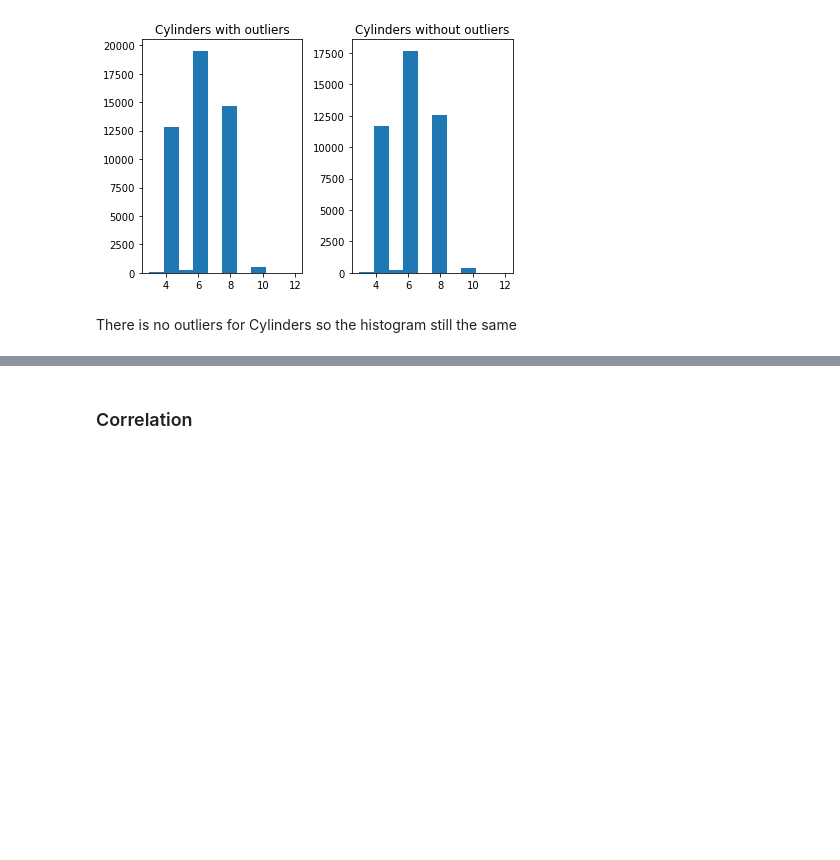
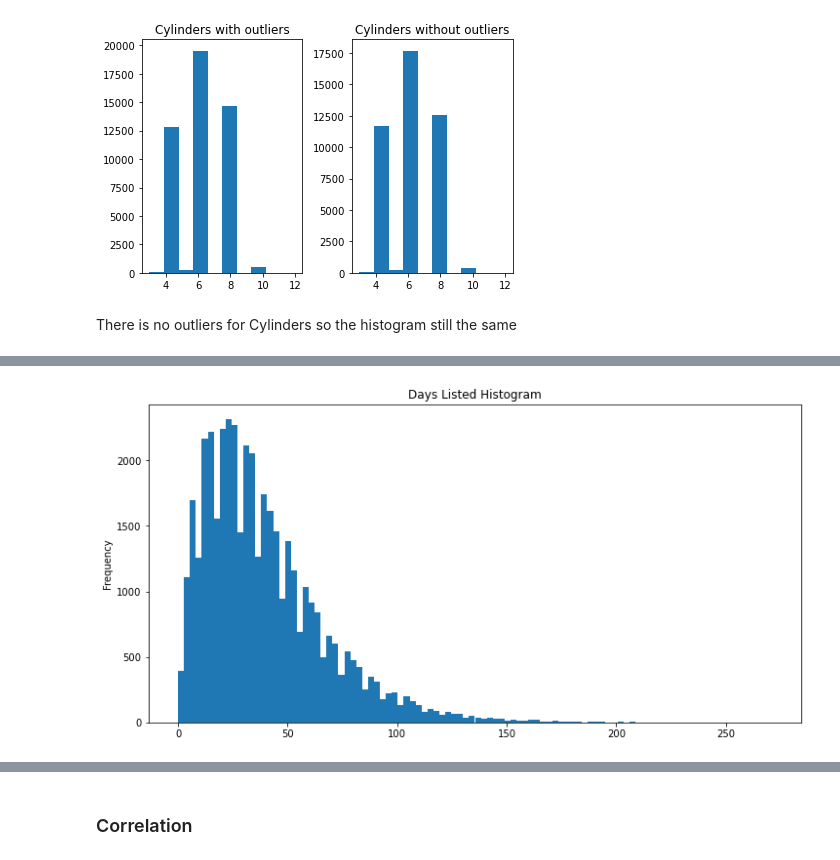
Before and after one commit to rainbowmoonlight/Yandex_Practicum_Projects, a Jupyter notebook: 02 Car Sales Ads Project/Car Sales Ads.ipynb, the cells around one changed output, grey strips where cells are left out. Saved outputs shown, nothing was run; the diff lists cells and outputs as text; code cells hidden in the pictures; blank space fills up the shorter version.

```diff
--- a/02 Car Sales Ads Project/Car Sales Ads.ipynb
+++ b/02 Car Sales Ads Project/Car Sales Ads.ipynb
@@ -870,0 +876,7 @@ In Condition without outliers, it removes the salvage condition (0 label values)
+# %%
+plt.figure(figsize=(12,6))
+df['days_listed'].plot(kind='hist', bins=100)
+plt.title('Days Listed Histogram')
+plt.show()
+# %% [output]
+[figure, added]
```
Also changed, not shown: parts of 20 cells of this notebook.
